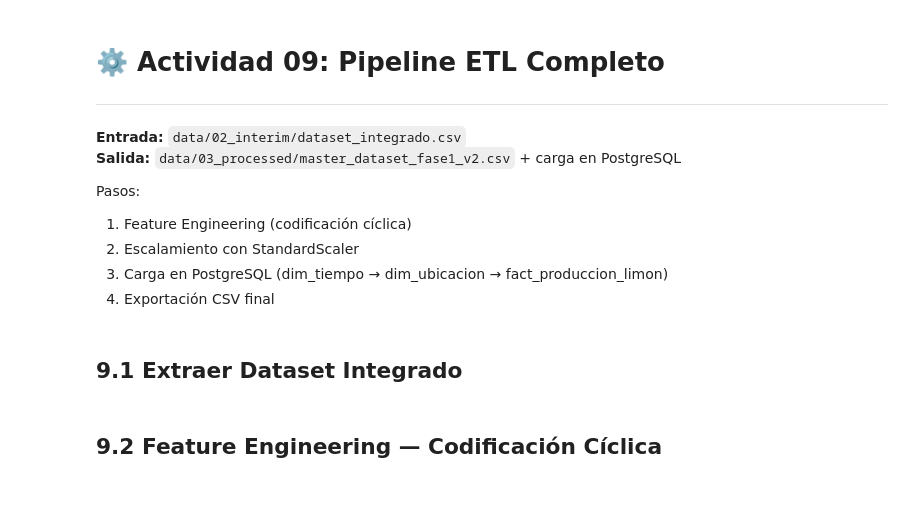
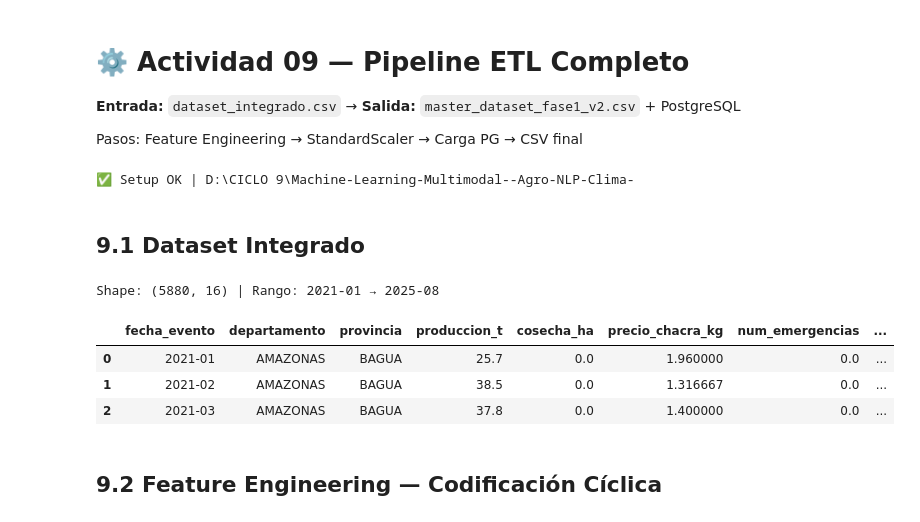
Before and after one commit to YeralD21/Machine-Learning-Multimodal--Agro-NLP-Clima-, a Jupyter notebook: notebooks/actividad_09_etl.ipynb, the cells around one changed output. Cells and saved outputs as stored; diff of their text form; code cells hidden in the pictures; blank space fills up the shorter version.

```diff
--- a/notebooks/actividad_09_etl.ipynb
+++ b/notebooks/actividad_09_etl.ipynb
@@ -1,38 +1,39 @@
 # %% [markdown]
-# ⚙️ Actividad 09: Pipeline ETL Completo
----
-**Entrada:** `data/02_interim/dataset_integrado.csv`
-**Salida:** `data/03_processed/master_dataset_fase1_v2.csv` + carga en PostgreSQL
+# ⚙️ Actividad 09 — Pipeline ETL Completo
+**Entrada:** `dataset_integrado.csv` → **Salida:** `master_dataset_fase1_v2.csv` + PostgreSQL
 
-Pasos:
-1. Feature Engineering (codificación cíclica)
-2. Escalamiento con StandardScaler
-3. Carga en PostgreSQL (dim_tiempo → dim_ubicacion → fact_produccion_limon)
-4. Exportación CSV final
+Pasos: Feature Engineering → StandardScaler → Carga PG → CSV final
 # %%
-
+%matplotlib inline
 import os, sys, json, warnings
 import numpy as np, pandas as pd
-import joblib
+import joblib, matplotlib.pyplot as plt, seaborn as sns
 from sklearn.preprocessing import StandardScaler
 from sqlalchemy import create_engine, text
 warnings.filterwarnings('ignore')
+sns.set_theme(style='whitegrid', font_scale=1.1)
 if os.path.basename(os.getcwd()) == 'notebooks':
     os.chdir(os.path.abspath('..'))
 with open('data/02_interim/pipeline_config.json','r',encoding='utf-8') as f:
     CFG = json.load(f)
 DIRS=CFG['DIRS']; INTERIM=DIRS['interim']; PROCESSED=DIRS['processed']
 SCALERS=DIRS['scalers']; PG_URI=CFG['PG_URI']
-print(f"CWD: {os.getcwd()} | Config OK")
+print(f"✅ Setup OK | {os.getcwd()}")
+# %% [output]
+✅ Setup OK | D:\CICLO 9\Machine-Learning-Multimodal--Agro-NLP-Clima-
 # %% [markdown]
-## 9.1 Extraer Dataset Integrado
+## 9.1 Dataset Integrado
 # %%
 
 df = pd.read_csv(f"{INTERIM}/dataset_integrado.csv")
-print(f"Shape: {df.shape}")
-print(f"Rango: {df['fecha_evento'].min()} → {df['fecha_evento'].max()}")
-print(f"Columnas: {df.columns.tolist()}")
-df.head(3)
+print(f"Shape: {df.shape} | Rango: {df['fecha_evento'].min()} → {df['fecha_evento'].max()}")
+display(df.head(3))
+# %% [output]
+Shape: (5880, 16) | Rango: 2021-01 → 2025-08
+|  | fecha_evento | departamento | provincia | produccion_t | cosecha_ha | precio_chacra_kg | num_emergencias | ... |
+| 0 | 2021-01 | AMAZONAS | BAGUA | 25.7 | 0.0 | 1.960000 | 0.0 | ... |
+| 1 | 2021-02 | AMAZONAS | BAGUA | 38.5 | 0.0 | 1.316667 | 0.0 | ... |
+| 2 | 2021-03 | AMAZONAS | BAGUA | 37.8 | 0.0 | 1.400000 | 0.0 | ... |
 # %% [markdown]
 ## 9.2 Feature Engineering — Codificación Cíclica
 # %%
```
Also changed, not shown: parts of 7 cells of this notebook, 10 other files.
